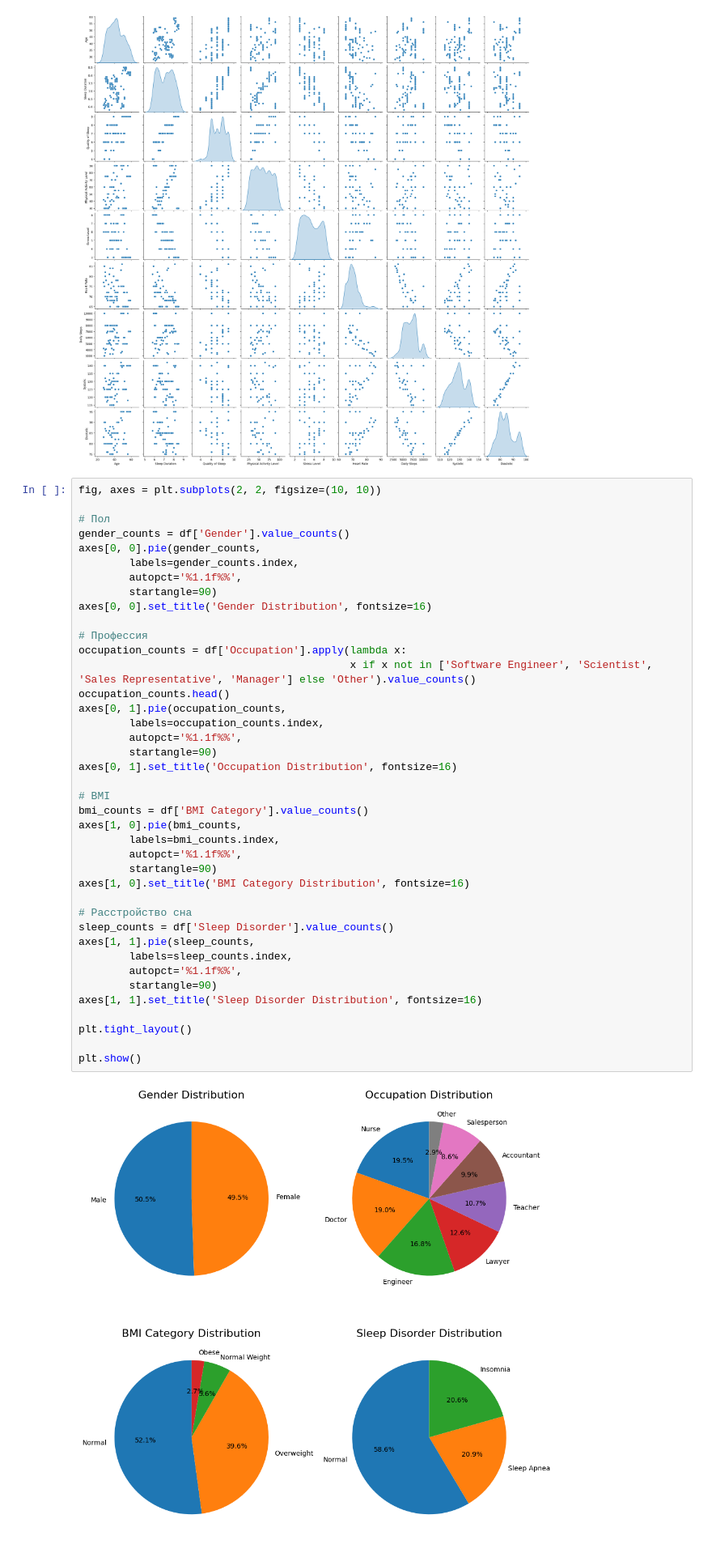
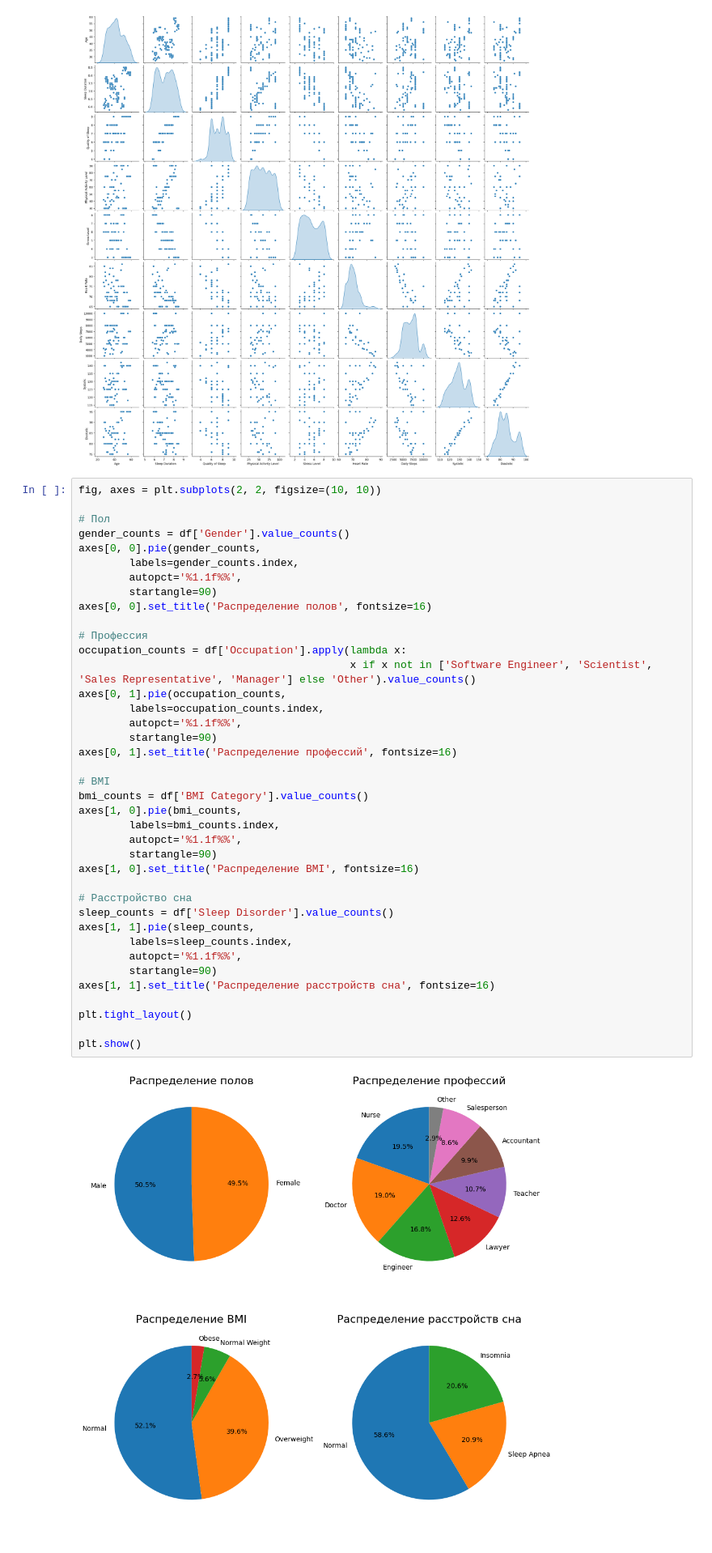
Before and after one commit to berberberk/timl-fs-2024, a Jupyter notebook: TIML6_Clustering.ipynb, the cells around one changed output. Shown at 81% size. Saved outputs shown, nothing was run; the diff lists cells and outputs as text.

```diff
--- a/TIML6_Clustering.ipynb
+++ b/TIML6_Clustering.ipynb
@@ -186,39 +177,38 @@ axes[0, 0].pie(gender_counts,
         labels=gender_counts.index,
         autopct='%1.1f%%',
         startangle=90)
-axes[0, 0].set_title('Gender Distribution', fontsize=16)
+axes[0, 0].set_title('Распределение полов', fontsize=16)
 
 # Профессия
 occupation_counts = df['Occupation'].apply(lambda x:
                                            x if x not in ['Software Engineer', 'Scientist', 'Sales Representative', 'Manager'] else 'Other').value_counts()
-occupation_counts.head()
 axes[0, 1].pie(occupation_counts,
         labels=occupation_counts.index,
         autopct='%1.1f%%',
         startangle=90)
-axes[0, 1].set_title('Occupation Distribution', fontsize=16)
+axes[0, 1].set_title('Распределение профессий', fontsize=16)
 
 # BMI
 bmi_counts = df['BMI Category'].value_counts()
 axes[1, 0].pie(bmi_counts,
         labels=bmi_counts.index,
         autopct='%1.1f%%',
         startangle=90)
-axes[1, 0].set_title('BMI Category Distribution', fontsize=16)
+axes[1, 0].set_title('Распределение BMI', fontsize=16)
 
 # Расстройство сна
 sleep_counts = df['Sleep Disorder'].value_counts()
 axes[1, 1].pie(sleep_counts,
         labels=sleep_counts.index,
         autopct='%1.1f%%',
         startangle=90)
-axes[1, 1].set_title('Sleep Disorder Distribution', fontsize=16)
+axes[1, 1].set_title('Распределение расстройств сна', fontsize=16)
 
 plt.tight_layout()
 
 plt.show()
 # %% [output]
-[figure, old version]
+[figure, new version]
 # %%
 plt.figure(figsize=(10, 6))
 sns.violinplot(data=df, x="BMI Category", y="Sleep Duration", hue="Gender", palette = "mako", split=True, gap=.1, inner="quart")
```
Also changed, not shown: parts of 5 cells of this notebook.
